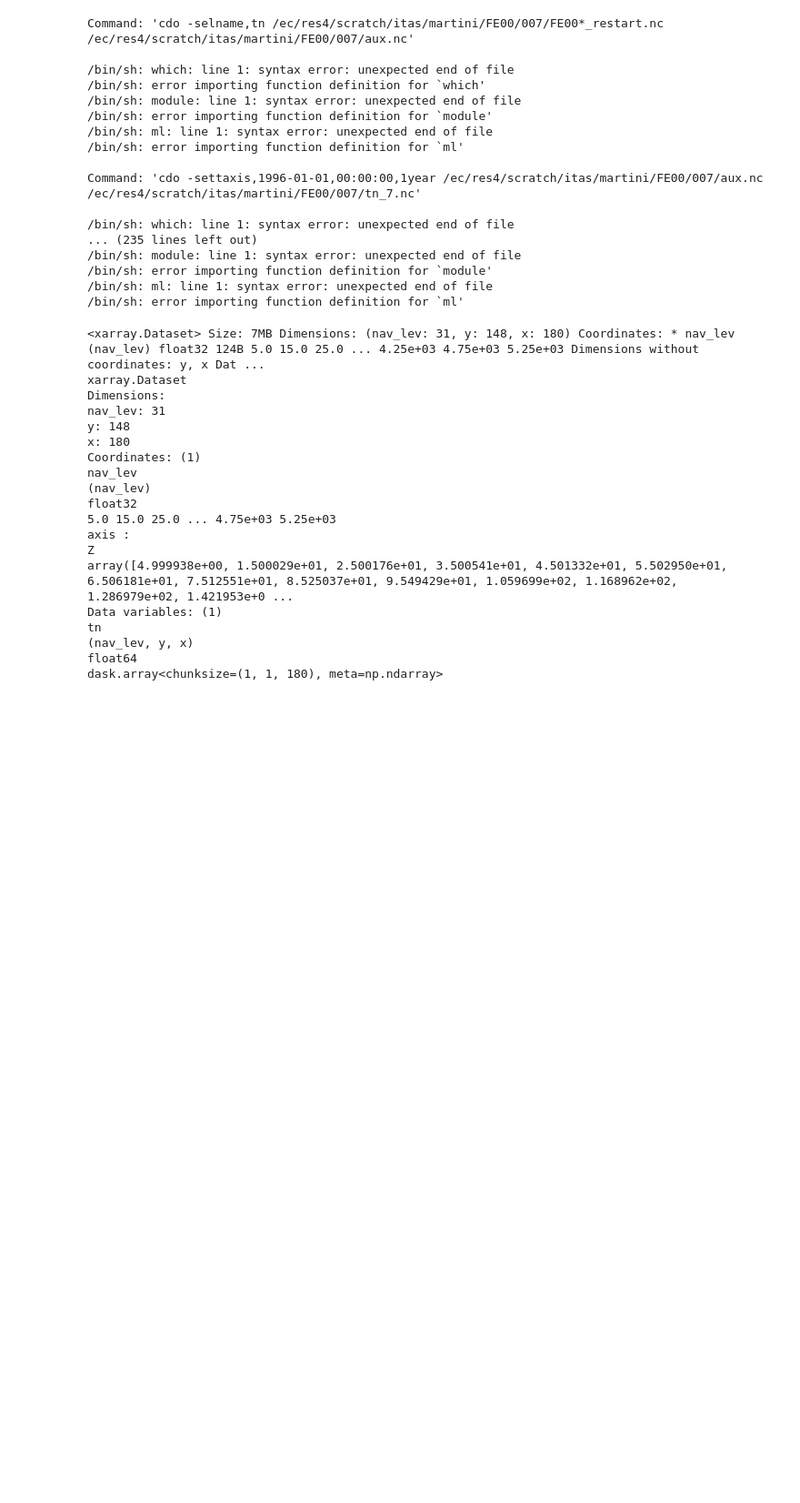
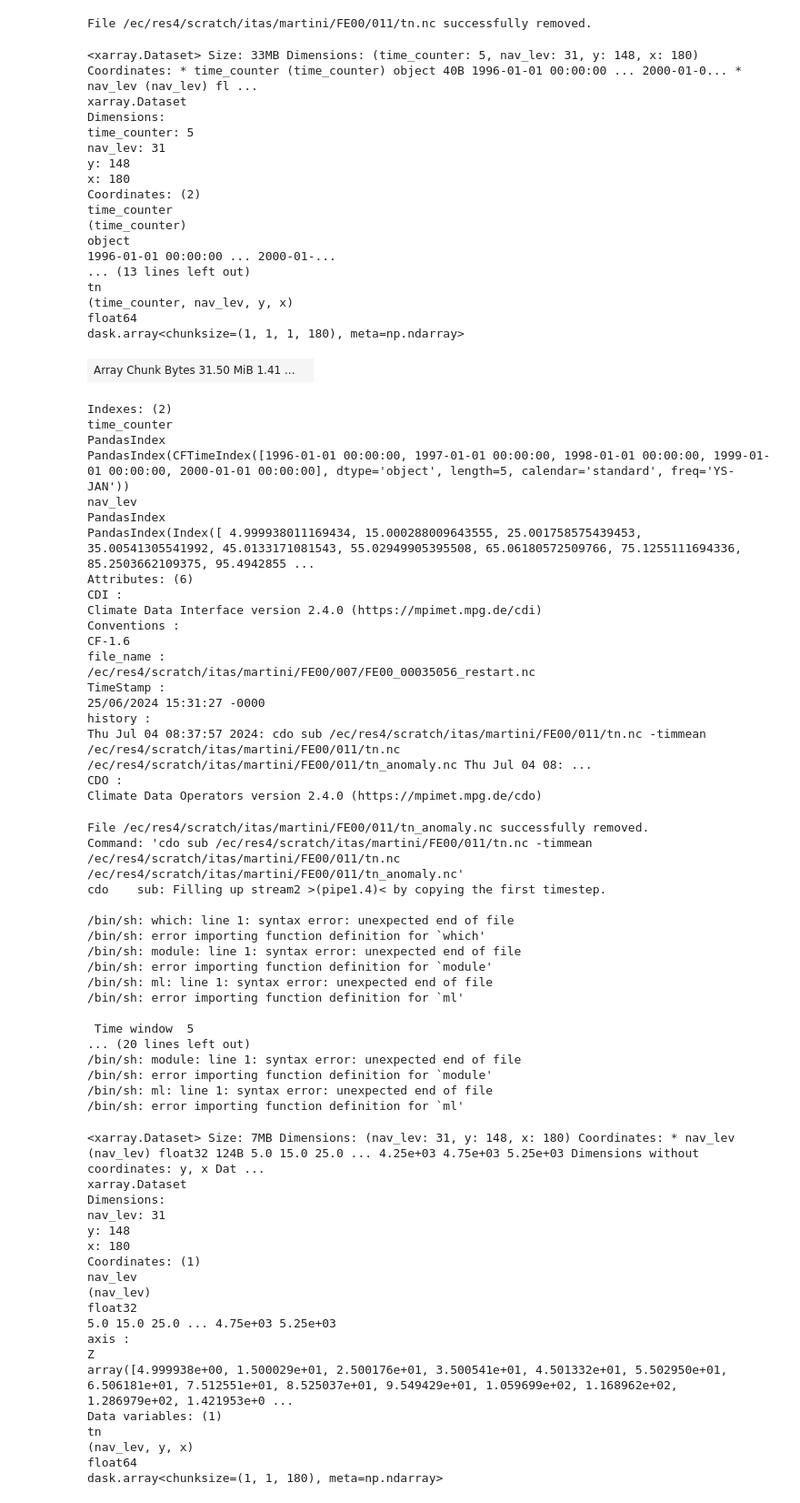
Before and after one commit to asozza/stece, a Jupyter notebook: osprey/notebooks/test_EOF_restart.ipynb, the cells around one changed output. Shown at 91% size. Cells and saved outputs as stored; diff of their text form; code cells hidden in the pictures; blank space fills up the shorter version.

Commit message:
switch time-axis of restart data to cftime

```diff
--- a/osprey/notebooks/test_EOF_restart.ipynb
+++ b/osprey/notebooks/test_EOF_restart.ipynb
@@ -26,9 +47,57 @@ dirs = folders(expname)
+# %%
+change_timeaxis(expname, var, startyear, endyear)
+# %% [output]
+File /ec/res4/scratch/itas/martini/FE00/011/tn.nc successfully removed.
+# %%
+filename = os.path.join(dirs['tmp'], str(endleg).zfill(3), f"{var}_anomaly.nc")
+xdata = xr.open_mfdataset(filename, use_cftime=True)
+xdata
+# %% [output]
+<xarray.Dataset> Size: 33MB Dimensions: (time_counter: 5, nav_lev: 31, y: 148, x: 180) Coordinates: * time_counter (time_counter) object 40B 1996-01-01 00:00:00 ... 2000-01-0... * nav_lev (nav_lev) fl ...
+xarray.Dataset
+Dimensions:
+time_counter: 5
+nav_lev: 31
+y: 148
+x: 180
+Coordinates: (2)
+time_counter
+(time_counter)
+object
+1996-01-01 00:00:00 ... 2000-01-...
+... (13 lines left out)
+tn
+(time_counter, nav_lev, y, x)
+float64
+dask.array<chunksize=(1, 1, 1, 180), meta=np.ndarray>
+| Array Chunk Bytes 31.50 MiB 1.41 ... |  |
+Indexes: (2)
+time_counter
+PandasIndex
+PandasIndex(CFTimeIndex([1996-01-01 00:00:00, 1997-01-01 00:00:00, 1998-01-01 00:00:00, 1999-01-01 00:00:00, 2000-01-01 00:00:00], dtype='object', length=5, calendar='standard', freq='YS-JAN'))
+nav_lev
+PandasIndex
+PandasIndex(Index([ 4.999938011169434, 15.000288009643555, 25.001758575439453, 35.00541305541992, 45.0133171081543, 55.02949905395508, 65.06180572509766, 75.1255111694336, 85.2503662109375, 95.4942855 ...
+Attributes: (6)
+CDI :
+Climate Data Interface version 2.4.0 (https://mpimet.mpg.de/cdi)
+Conventions :
+CF-1.6
+file_name :
+/ec/res4/scratch/itas/martini/FE00/007/FE00_00035056_restart.nc
+TimeStamp :
+25/06/2024 15:31:27 -0000
+history :
+Thu Jul 04 08:37:57 2024: cdo sub /ec/res4/scratch/itas/martini/FE00/011/tn.nc -timmean /ec/res4/scratch/itas/martini/FE00/011/tn.nc /ec/res4/scratch/itas/martini/FE00/011/tn_anomaly.nc Thu Jul 04 08: ...
+CDO :
+Climate Data Operators version 2.4.0 (https://mpimet.mpg.de/cdo)
 # %%
-run_cdo.merge_rebuilt(expname, startleg, endleg)
 run_cdo.detrend(expname, var, endleg)
 run_cdo.get_EOF(expname, var, endleg, window)
 # %% [output]
-Command: 'cdo -selname,tn /ec/res4/scratch/itas/martini/FE00/007/FE00*_restart.nc /ec/res4/scratch/itas/martini/FE00/007/aux.nc'
+File /ec/res4/scratch/itas/martini/FE00/011/tn_anomaly.nc successfully removed.
+Command: 'cdo sub /ec/res4/scratch/itas/martini/FE00/011/tn.nc -timmean /ec/res4/scratch/itas/martini/FE00/011/tn.nc /ec/res4/scratch/itas/martini/FE00/011/tn_anomaly.nc'
+cdo    sub: Filling up stream2 >(pipe1.4)< by copying the first timestep.
 
 /bin/sh: which: line 1: syntax error: unexpected end of file
 /bin/sh: error importing function definition for `which'
@@ -37,10 +106,8 @@ Command: 'cdo -selname,tn /ec/res4/scratch/itas/martini/FE00/007/FE00*_restart.n
 /bin/sh: ml: line 1: syntax error: unexpected end of file
 /bin/sh: error importing function definition for `ml'
 
-Command: 'cdo -settaxis,1996-01-01,00:00:00,1year /ec/res4/scratch/itas/martini/FE00/007/aux.nc /ec/res4/scratch/itas/martini/FE00/007/tn_7.nc'
-
-/bin/sh: which: line 1: syntax error: unexpected end of file
-... (235 lines left out)
+ Time window  5
+... (20 lines left out)
 /bin/sh: module: line 1: syntax error: unexpected end of file
 /bin/sh: error importing function definition for `module'
 /bin/sh: ml: line 1: syntax error: unexpected end of file
```
Also changed, not shown: parts of 4 cells of this notebook, 4 other files.
